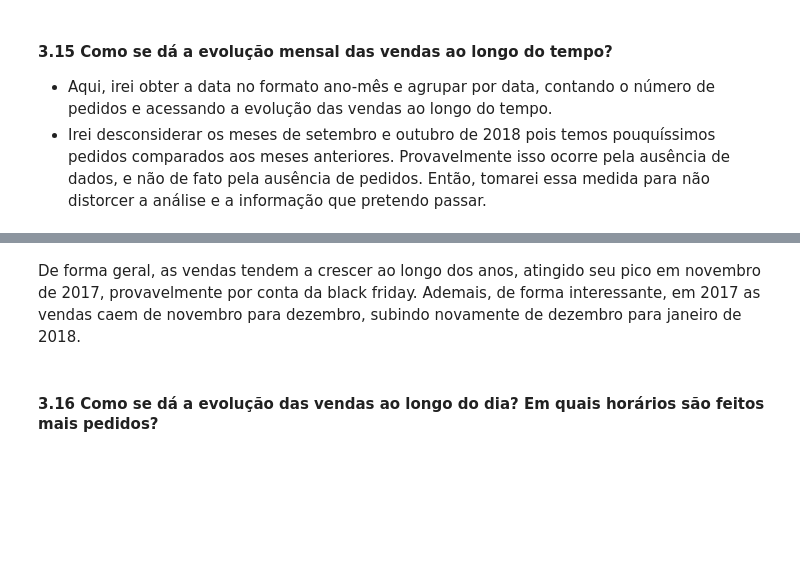
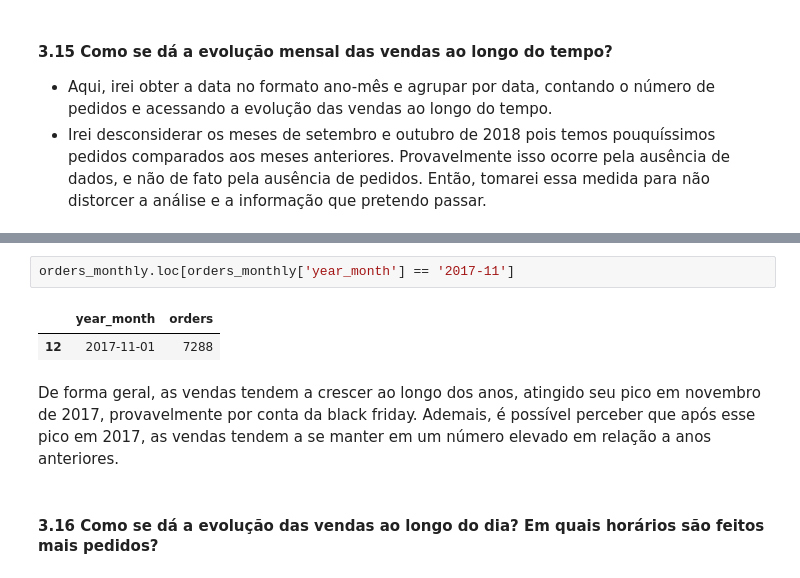
Before and after one commit to allmeidaapedro/Olist-Analysis, a Jupyter notebook: eda.ipynb, the cells around one changed output, grey strips where cells are left out. Saved outputs shown, nothing was run; the diff lists cells and outputs as text; blank space fills up the shorter version.

```diff
--- a/eda.ipynb
+++ b/eda.ipynb
@@ -1005,6 +1016,11 @@ ax.spines['bottom'].set_color(CINZA9)
 [figure]
+# %%
+orders_monthly.loc[orders_monthly['year_month'] == '2017-11']
+# %% [output]
+|  | year_month | orders |
+| 12 | 2017-11-01 | 7288 |
 # %% [markdown]
-De forma geral, as vendas tendem a crescer ao longo dos anos, atingido seu pico em novembro de 2017, provavelmente por conta da black friday. Ademais, de forma interessante, em 2017 as vendas caem de novembro para dezembro, subindo novamente de dezembro para janeiro de 2018.
+De forma geral, as vendas tendem a crescer ao longo dos anos, atingido seu pico em novembro de 2017, provavelmente por conta da black friday. Ademais, é possível perceber que após esse pico em 2017, as vendas tendem a se manter em um número elevado em relação a anos anteriores.
 # %% [markdown]
 #### 3.16 Como se dá a evolução das vendas ao longo do dia? Em quais horários são feitos mais pedidos?
 # %%
```
Also changed, not shown: parts of 2 cells of this notebook, 8 other files.
